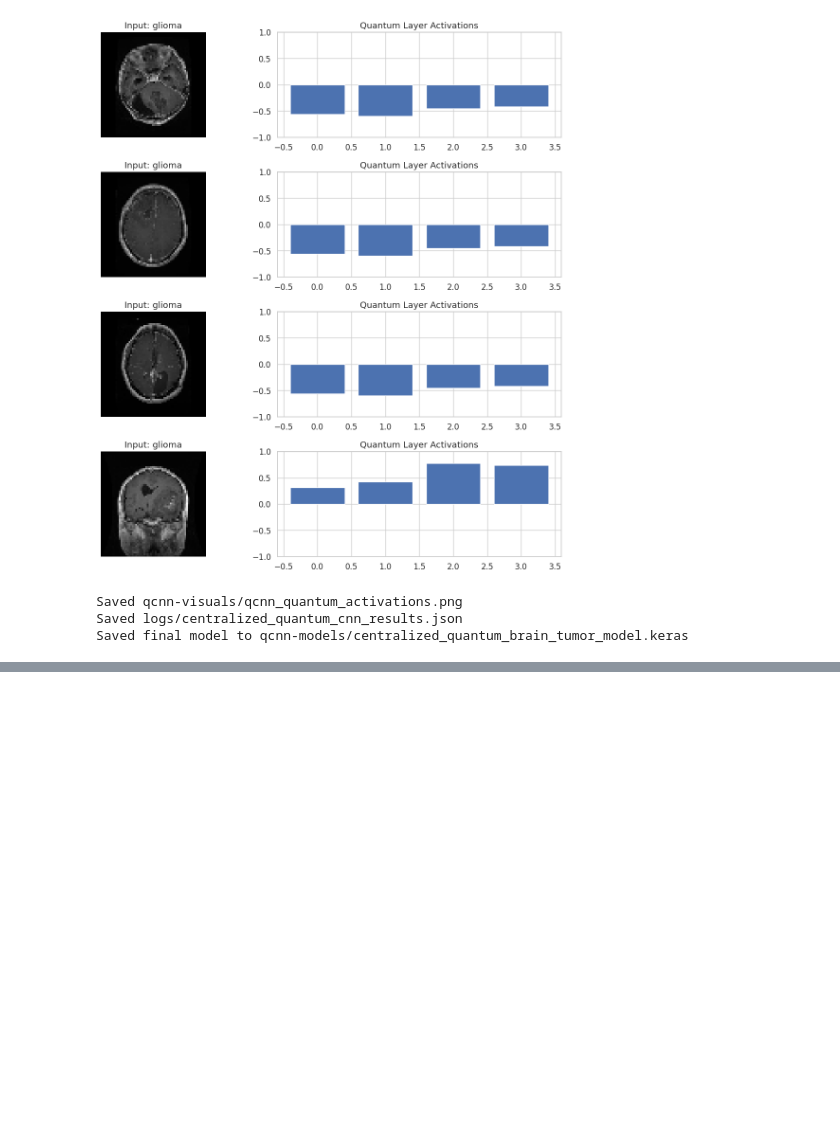
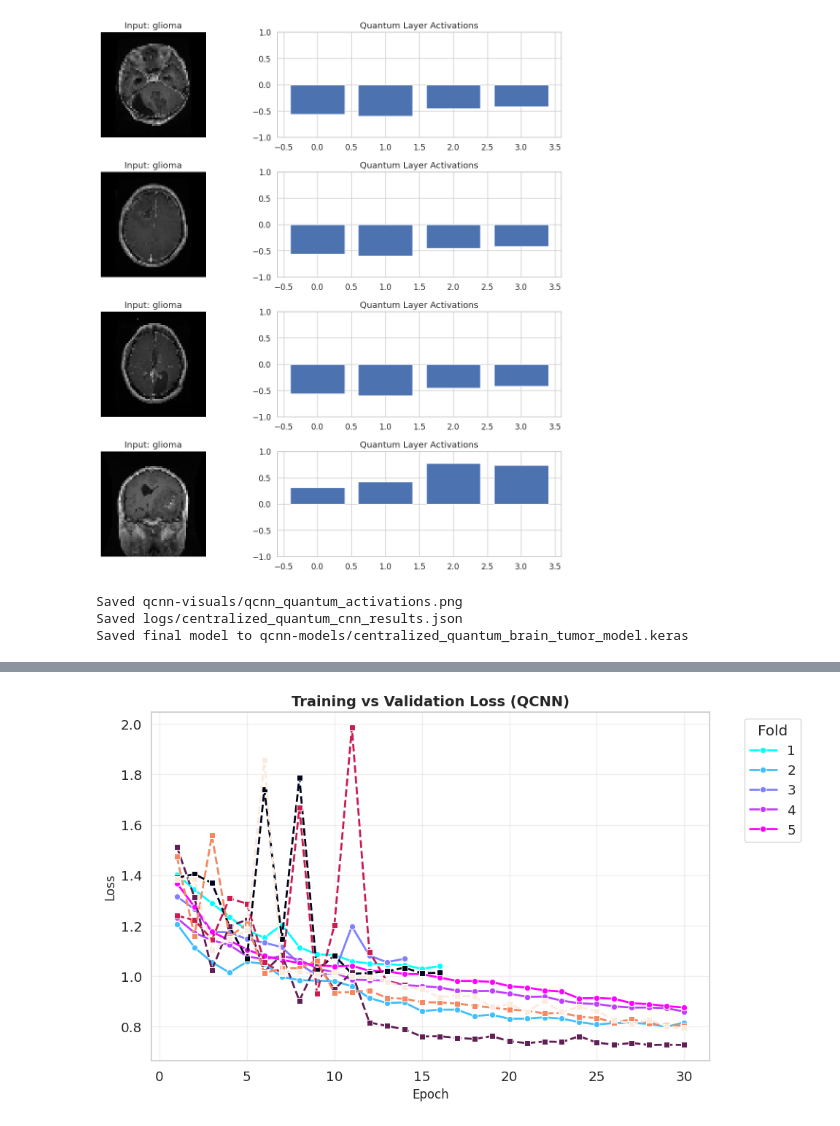
Before and after one commit to Hassankaif/Research_Paper, a Jupyter notebook: HybridOptimizer/QCNN/QCNN.ipynb, the cells around one changed output, grey strips where cells are left out. Drawn from its saved outputs; the diff is of its cells as text; code cells hidden in the pictures; blank space fills up the shorter version.

```diff
--- a/HybridOptimizer/QCNN/QCNN.ipynb
+++ b/HybridOptimizer/QCNN/QCNN.ipynb
@@ -771,14 +767,16 @@ KeyboardInterrupt
 # %%
 plt.figure(figsize=(10,6))
-sns.lineplot(data=df, x='Epoch', y='TrainLoss', hue='Fold', palette='cool', linewidth=2, marker='o')
-sns.lineplot(data=df, x='Epoch', y='ValLoss', hue='Fold', palette='rocket', linewidth=2, linestyle='--', marker='s', legend=False)
+sns.lineplot(data=df, x='Epoch', y='loss', hue='Fold', palette='cool', linewidth=2, marker='o')
+sns.lineplot(data=df, x='Epoch', y='val_loss', hue='Fold', palette='rocket', linewidth=2, linestyle='--', marker='s', legend=False)
 
 plt.title("Training vs Validation Loss (QCNN)", fontsize=14, fontweight='bold')
 plt.xlabel("Epoch", fontsize=12)
 plt.ylabel("Loss", fontsize=12)
 plt.grid(alpha=0.3)
 plt.legend(title='Fold', bbox_to_anchor=(1.05, 1), loc='upper left')
 plt.tight_layout()
 plt.show()
+# %% [output]
+[figure, added]
 # %%
 plt.figure(figsize=(10,6))
```
Also changed, not shown: parts of 10 cells of this notebook, 30 other files.
